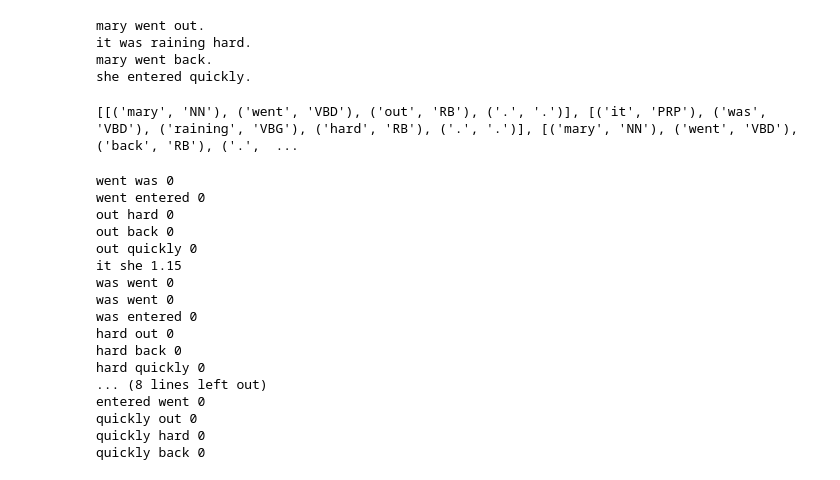
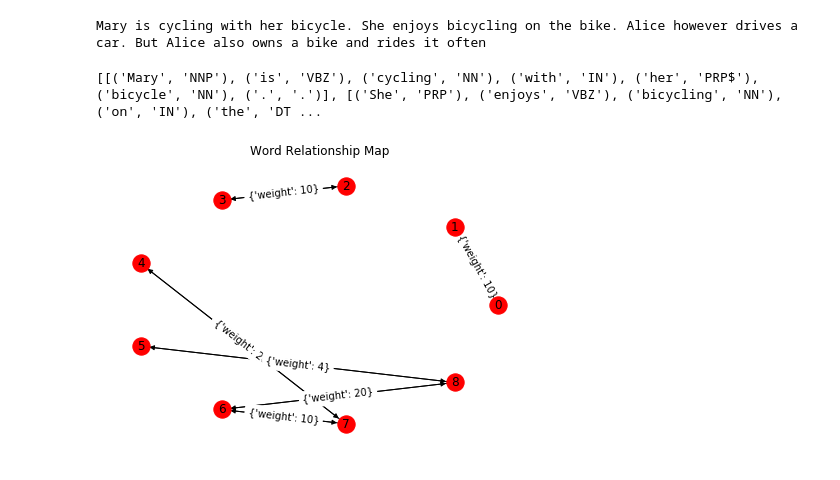
Before and after one commit to julambl75/asg-summarisation, a Jupyter notebook: Code/Notebooks/generalize_synonyms.ipynb, the cells around one changed output. Drawn from its saved outputs; the diff is of its cells as text; code cells hidden in the pictures.

Commit message:
Implement text relationship map

```diff
--- a/Code/Notebooks/generalize_synonyms.ipynb
+++ b/Code/Notebooks/generalize_synonyms.ipynb
@@ -8,16 +19,12 @@ from parse_concept_net import ParseConceptNet
 # %%
 # with open('../Samples/mary.txt', 'r') as file:
 #     story = file.read().lower()
-story = 'Mary is cycling with her bicycle. She enjoys bicycling on the bike.'
+story = 'Mary is cycling with her bicycle. She enjoys bicycling on the bike. Alice however drives a car. But Alice also owns a bike and rides it often'
 
 print(story)
 # %% [output]
-mary went out.
-it was raining hard.
-mary went back.
-she entered quickly.
+Mary is cycling with her bicycle. She enjoys bicycling on the bike. Alice however drives a car. But Alice also owns a bike and rides it often
 # %%
-from pycorenlp import StanfordCoreNLP
 nlp = StanfordCoreNLP('http://localhost:9000')
 output = nlp.annotate(story, properties={
     'annotators': 'pos',
@@ -27,31 +34,55 @@ output = nlp.annotate(story, properties={
 tokenized = [[(word['word'], word['pos']) for word in sentence['tokens']] for sentence in output['sentences']]
 print(tokenized)
 # %% [output]
-[[('mary', 'NN'), ('went', 'VBD'), ('out', 'RB'), ('.', '.')], [('it', 'PRP'), ('was', 'VBD'), ('raining', 'VBG'), ('hard', 'RB'), ('.', '.')], [('mary', 'NN'), ('went', 'VBD'), ('back', 'RB'), ('.',  ...
+[[('Mary', 'NNP'), ('is', 'VBZ'), ('cycling', 'NN'), ('with', 'IN'), ('her', 'PRP$'), ('bicycle', 'NN'), ('.', '.')], [('She', 'PRP'), ('enjoys', 'VBZ'), ('bicycling', 'NN'), ('on', 'IN'), ('the', 'DT ...
 # %%
 pcn = ParseConceptNet(False)
 
-for sentence in tokenized:
+similar_words = defaultdict(lambda: defaultdict(lambda: 0))
+similar_sentences = defaultdict(lambda: defaultdict(lambda: 0))
+
+vocabulary = set()
+
+for i, sentence in enumerate(tokenized):
     for word, pos in sentence:
-        for other_sentence in tokenized:
-            for other_word, other_pos in other_sentence:
-                if word != other_word and pos == other_pos:
-                    print(word, other_word, pcn.compare_words(word, other_word))
+        for j, other_sentence in enumerate(tokenized):
+            if i != j:
+                for other_word, other_pos in other_sentence:
+                    if word != other_word and pos == other_pos:
+                        similarity = pcn.compare_words(word, other_word)
+                        if similarity > 0:
+                            vocabulary.add(word)
+                            vocabulary.add(other_word)
+                            similar_words[word][other_word] = similarity
+                            similar_sentences[i][j] += similarity
-# %% [output]
-went was 0
-went entered 0
-out hard 0
-out back 0
-out quickly 0
-it she 1.15
-was went 0
-was went 0
-was entered 0
-hard out 0
-hard back 0
-hard quickly 0
-... (8 lines left out)
-entered went 0
-quickly out 0
-quickly hard 0
-quickly back 0
+# %%
+WEIGHT_SCALE = 10
+
+def pp_print_links_dict(links_dict):
+    pp.pprint({i: dict(links) for i, links in links_dict.items()})
+
+def links_dict_to_adjacency_mat(links_dict, keys):
+    adjacency_mat = []
+    for key in keys:
+        node_weights = [int(WEIGHT_SCALE * links_dict[key][other_key]) for other_key in keys]
+        adjacency_mat.append(node_weights)
+    return adjacency_mat
+
+# pp_print_links_dict(similar_words)
+# pp_print_links_dict(similar_sentences)
+
+word_adjacency_mat = links_dict_to_adjacency_mat(similar_words, vocabulary)
+sentence_adjacency_mat = links_dict_to_adjacency_mat(similar_sentences, range(len(tokenized)))
+# %%
+def plot_text_relationship_map(adjacency_mat, title, labels=None):
+    G = nx.from_numpy_matrix(np.matrix(adjacency_mat), create_using=nx.DiGraph)
+    layout = nx.circular_layout(G)
+    nx.draw(G, layout)
+    nx.draw_networkx_labels(G, pos=layout, labels=labels)
+    nx.draw_networkx_edge_labels(G, pos=layout)
+    plt.title(title)
+    plt.show()
+# %%
+plot_text_relationship_map(word_adjacency_mat, 'Word Relationship Map', None) # TODO add word labels
+# %% [output]
+[figure, added]
```
Also changed, not shown: parts of 2 cells of this notebook.
